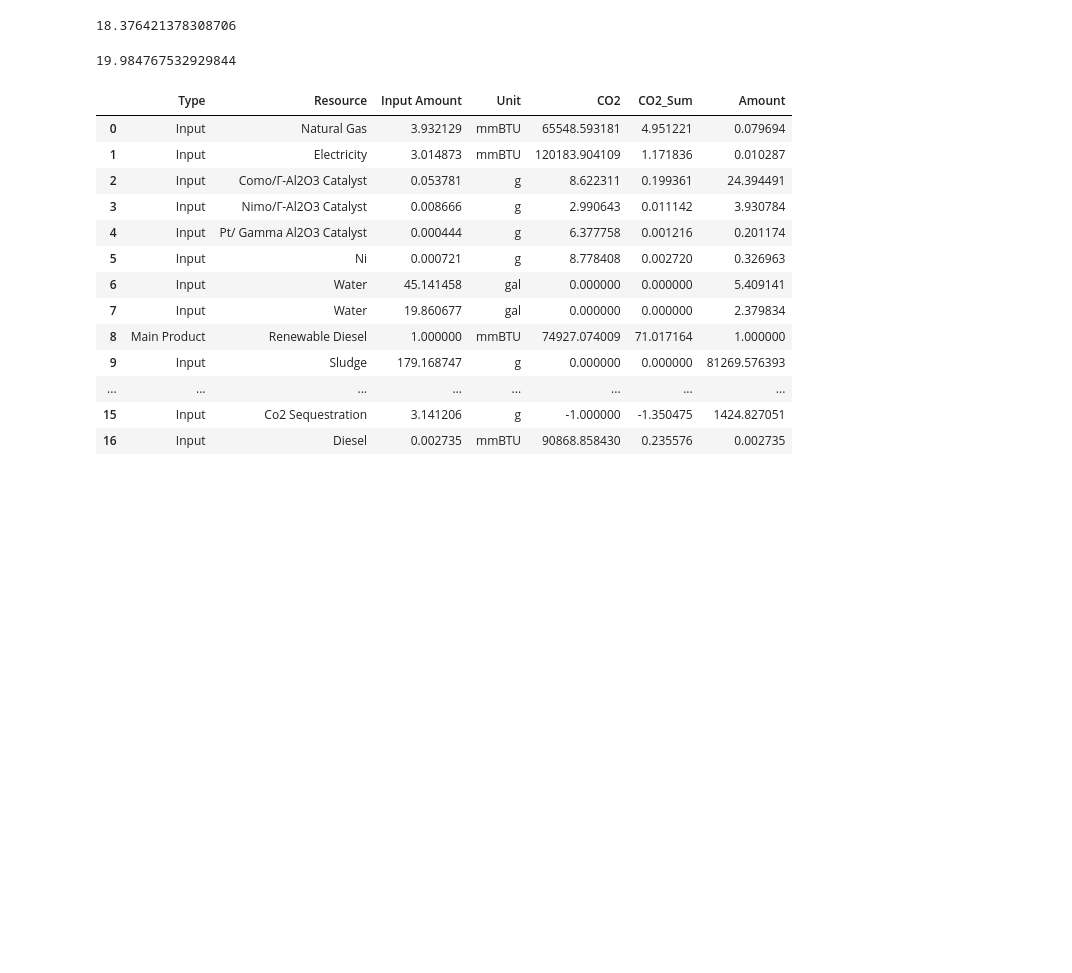
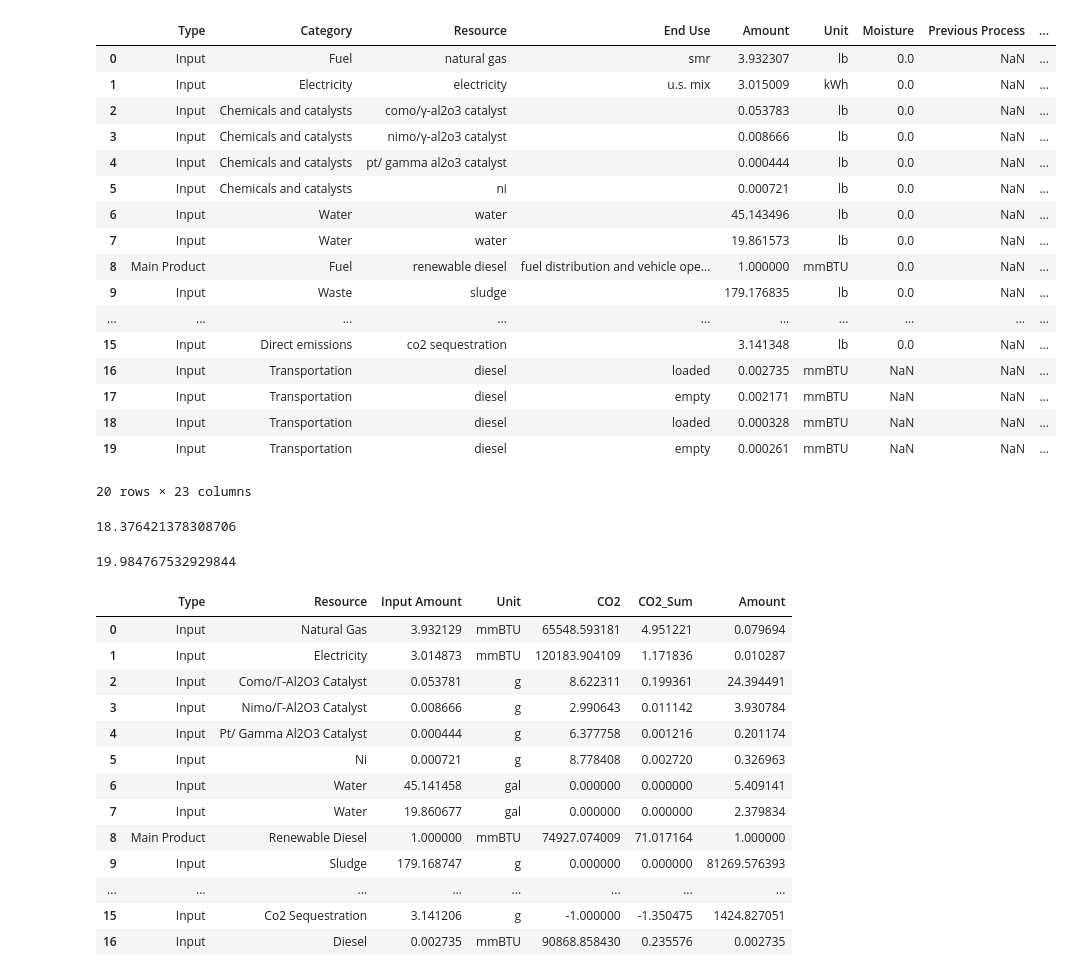
Before and after one commit to olw0905/Interactive-SCSA_Dash, a Jupyter notebook: Untitled.ipynb, the cells around one changed output. Saved outputs shown, nothing was run; the diff lists cells and outputs as text; code cells hidden in the pictures; blank space fills up the shorter version.

Commit message:
Tested the sludge HTL LCI file and fixed the biorefinery results for this pathway

```diff
--- a/Untitled.ipynb
+++ b/Untitled.ipynb
@@ -15,3 +15,20 @@ from calc import (
 )
 from allocation import calculate_allocation_ratio, format_input
 from utils import biorefinery_conversion, display_units, energy, calculate_lca, emission_factor, primary_units, unit_conversion, metrics, mass_to_energy, convert_transport_lci, properties
+# %%
+coproduct_res = pd.DataFrame()
+lci_mapping, coproduct_mapping, final_process_mapping = read_data(
+        # "2021 Biochem SOT via BDO_working.xlsm"
+        # "Feedstock test2.xlsm"
+        "sludge HTL3.xlsm"
+    )
+updated_coproduct_mapping = coproduct_mapping.copy()
+overall_lci, final_process = generate_final_lci(
+    lci_mapping, updated_coproduct_mapping, final_process_mapping, True
+)
+res_new = calc(overall_lci)
+coproduct_lci = generate_coproduct_lci(
+    lci_mapping, updated_coproduct_mapping, final_process_mapping
+)
+if coproduct_lci is not None:
+    coproduct_res = calc(coproduct_lci)
@@ -17,0 +46,21 @@ from utils import biorefinery_conversion, display_units, energy, calculate_lca,
+# %%
+overall_lci
+# %% [output]
+|  | Type | Category | Resource | End Use | Amount | Unit | Moisture | Previous Process | ... |
+| 0 | Input | Fuel | natural gas | smr | 3.932307 | lb | 0.0 | NaN | ... |
+| 1 | Input | Electricity | electricity | u.s. mix | 3.015009 | kWh | 0.0 | NaN | ... |
+| 2 | Input | Chemicals and catalysts | como/γ-al2o3 catalyst |  | 0.053783 | lb | 0.0 | NaN | ... |
+| 3 | Input | Chemicals and catalysts | nimo/γ-al2o3 catalyst |  | 0.008666 | lb | 0.0 | NaN | ... |
+| 4 | Input | Chemicals and catalysts | pt/ gamma al2o3 catalyst |  | 0.000444 | lb | 0.0 | NaN | ... |
+| 5 | Input | Chemicals and catalysts | ni |  | 0.000721 | lb | 0.0 | NaN | ... |
+| 6 | Input | Water | water |  | 45.143496 | lb | 0.0 | NaN | ... |
+| 7 | Input | Water | water |  | 19.861573 | lb | 0.0 | NaN | ... |
+| 8 | Main Product | Fuel | renewable diesel | fuel distribution and vehicle ope... | 1.000000 | mmBTU | 0.0 | NaN | ... |
+| 9 | Input | Waste | sludge |  | 179.176835 | lb | 0.0 | NaN | ... |
+| ... | ... | ... | ... | ... | ... | ... | ... | ... | ... |
+| 15 | Input | Direct emissions | co2 sequestration |  | 3.141348 | lb | 0.0 | NaN | ... |
+| 16 | Input | Transportation | diesel | loaded | 0.002735 | mmBTU | NaN | NaN | ... |
+| 17 | Input | Transportation | diesel | empty | 0.002171 | mmBTU | NaN | NaN | ... |
+| 18 | Input | Transportation | diesel | loaded | 0.000328 | mmBTU | NaN | NaN | ... |
+| 19 | Input | Transportation | diesel | empty | 0.000261 | mmBTU | NaN | NaN | ... |
+20 rows × 23 columns
```
Also changed, not shown: parts of 2 cells of this notebook, 1 other file.
